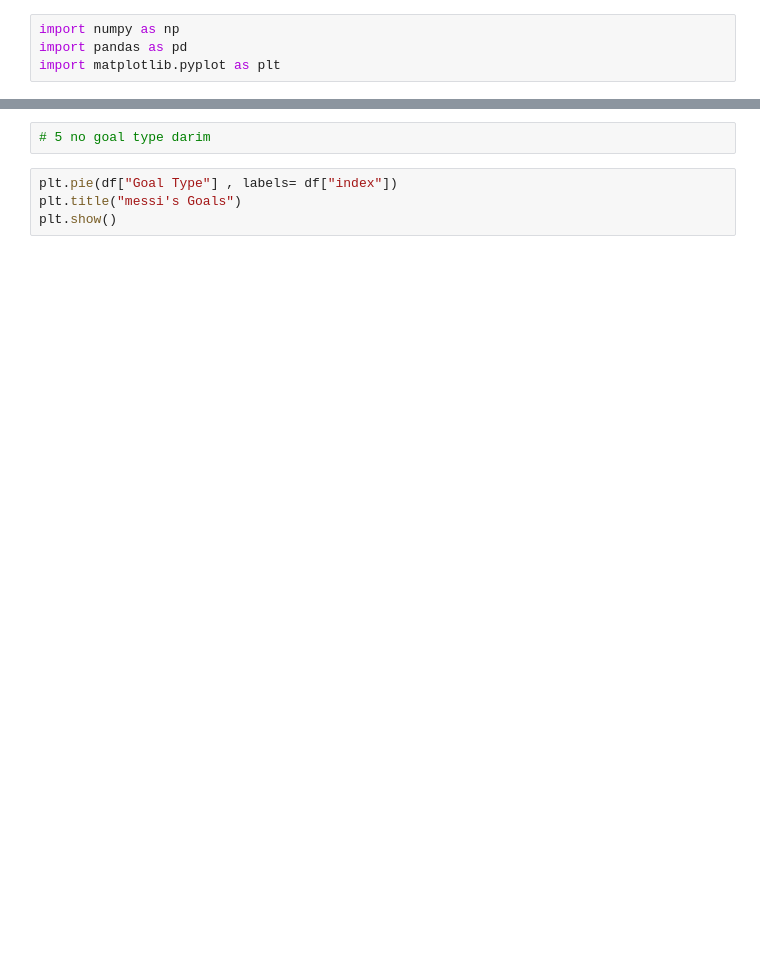
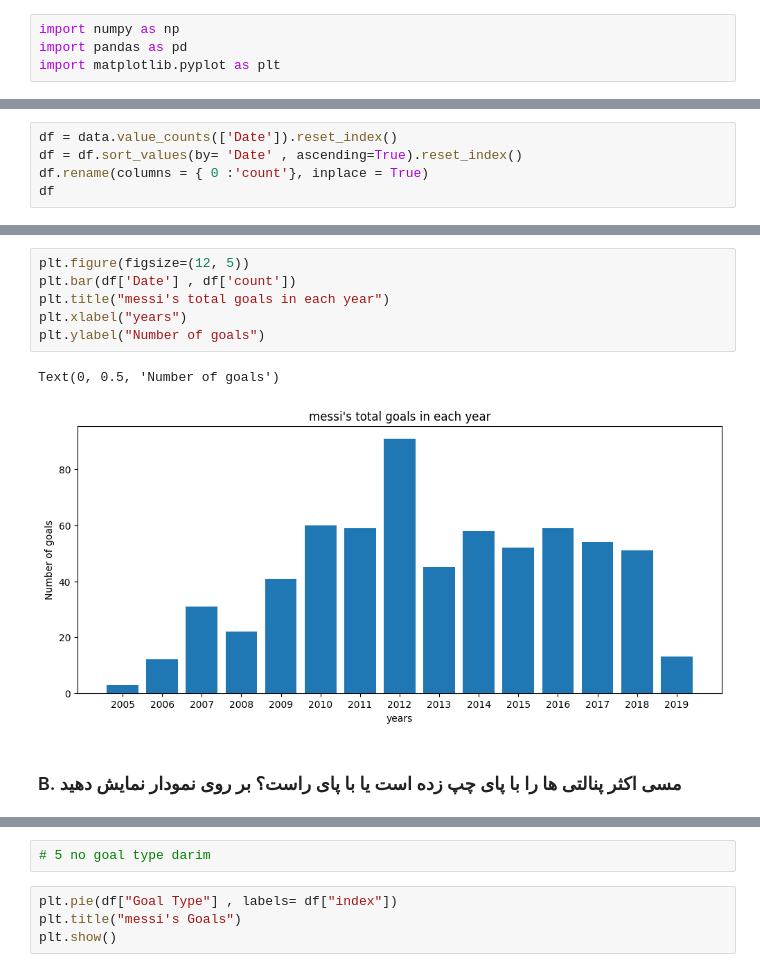
Before and after one commit to Kiana-Jahanshid/PyLearn_MachineLearning, a Jupyter notebook: Assignment_40_DataScience/messi.ipynb, the cells around one changed output, grey strips where cells are left out. Cells and saved outputs as stored; diff of their text form; blank space fills up the shorter version.

```diff
--- a/Assignment_40_DataScience/messi.ipynb
+++ b/Assignment_40_DataScience/messi.ipynb
@@ -21,0 +36,5 @@ data.head(10)
+# %%
+df = data.value_counts(['Date']).reset_index()
+df = df.sort_values(by= 'Date' , ascending=True).reset_index()
+df.rename(columns = { 0 :'count'}, inplace = True)
+df
@@ -21,0 +58,11 @@ data.head(10)
+# %%
+plt.figure(figsize=(12, 5))
+plt.bar(df['Date'] , df['count'])
+plt.title("messi's total goals in each year")
+plt.xlabel("years")
+plt.ylabel("Number of goals")
+# %% [output]
+Text(0, 0.5, 'Number of goals')
+[figure, added]
+# %% [markdown]
+### B. مسی اکثر پنالتی ها را با پای چپ زده است یا با پای راست؟ بر روی نمودار نمایش دهید
```
Also changed, not shown: parts of 20 cells of this notebook.
